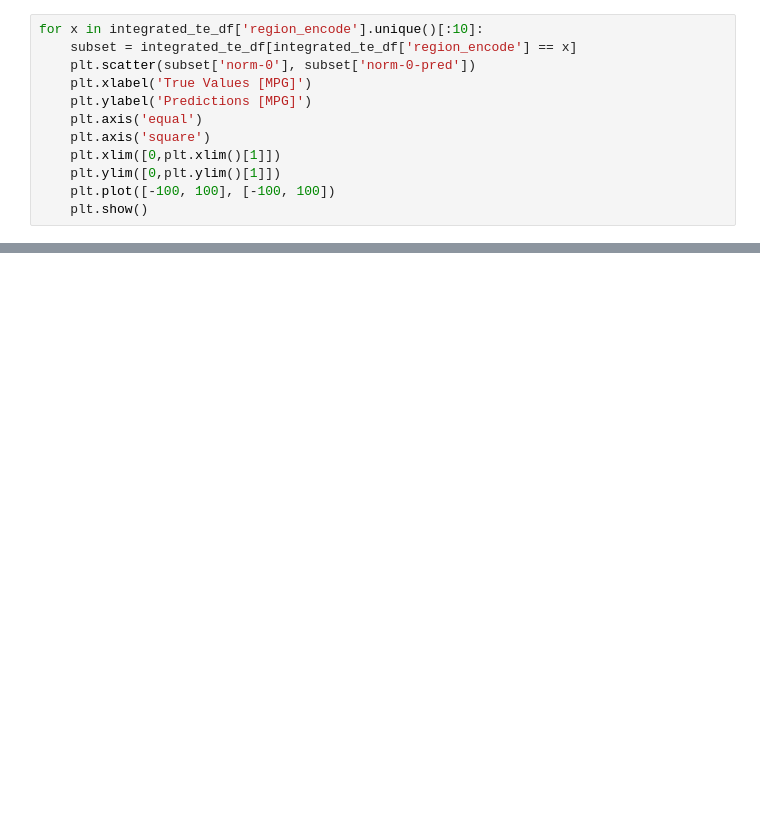
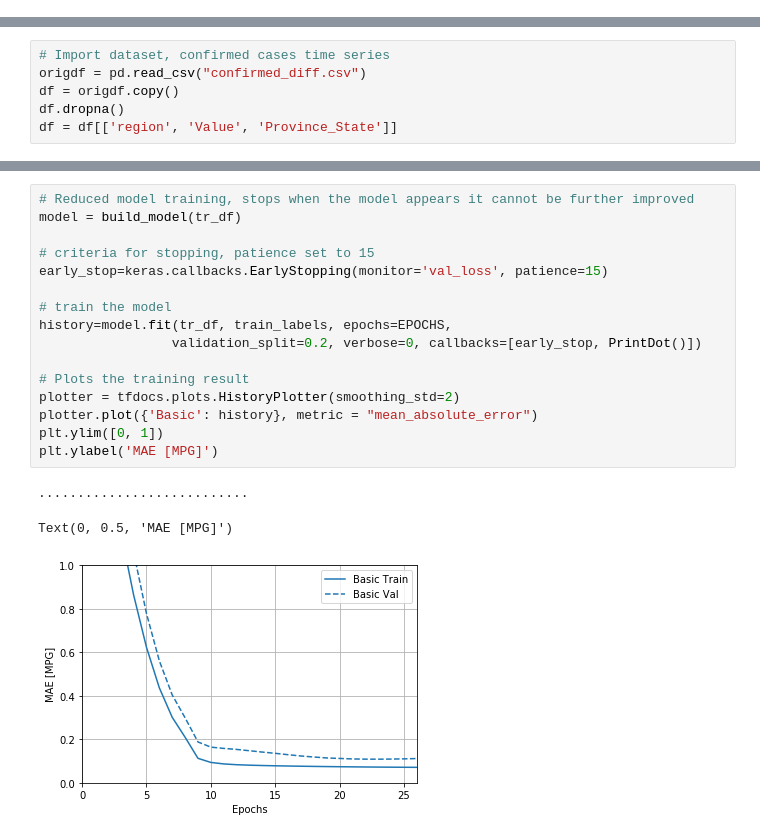
Before and after one commit to Elnifio/COMP562, a Jupyter notebook: FinalProject/model2 - Yunzhou Liu.ipynb, the cells around one changed output, grey strips where cells are left out. Drawn from its saved outputs; the diff is of its cells as text; blank space fills up the shorter version.

Commit message:
Update for Model2, added comments

```diff
--- a/FinalProject/model2 - Yunzhou Liu.ipynb
+++ b/FinalProject/model2 - Yunzhou Liu.ipynb
@@ -196,12 +0,0 @@ integrated_te_df['norm-0-pred'] = test_predictions
-# %%
-for x in integrated_te_df['region_encode'].unique()[:10]:
-    subset = integrated_te_df[integrated_te_df['region_encode'] == x]
-    plt.scatter(subset['norm-0'], subset['norm-0-pred'])
-    plt.xlabel('True Values [MPG]')
-    plt.ylabel('Predictions [MPG]')
-    plt.axis('equal')
-    plt.axis('square')
-    plt.xlim([0,plt.xlim()[1]])
-    plt.ylim([0,plt.ylim()[1]])
-    plt.plot([-100, 100], [-100, 100])
-    plt.show()
@@ -241,0 +13,6 @@ TypeError: unsupported operand type(s) for -: 'list' and 'list'
+# %%
+# Import dataset, confirmed cases time series
+origdf = pd.read_csv("confirmed_diff.csv")
+df = origdf.copy()
+df.dropna()
+df = df[['region', 'Value', 'Province_State']]
@@ -241,0 +195,20 @@ TypeError: unsupported operand type(s) for -: 'list' and 'list'
+# %%
+# Reduced model training, stops when the model appears it cannot be further improved
+model = build_model(tr_df)
+
+# criteria for stopping, patience set to 15
+early_stop=keras.callbacks.EarlyStopping(monitor='val_loss', patience=15)
+
+# train the model
+history=model.fit(tr_df, train_labels, epochs=EPOCHS,
+                 validation_split=0.2, verbose=0, callbacks=[early_stop, PrintDot()])
+
+# Plots the training result
+plotter = tfdocs.plots.HistoryPlotter(smoothing_std=2)
+plotter.plot({'Basic': history}, metric = "mean_absolute_error")
+plt.ylim([0, 1])
+plt.ylabel('MAE [MPG]')
+# %% [output]
+...........................
+Text(0, 0.5, 'MAE [MPG]')
+[figure, added]
```
Also changed, not shown: parts of 47 cells of this notebook.
